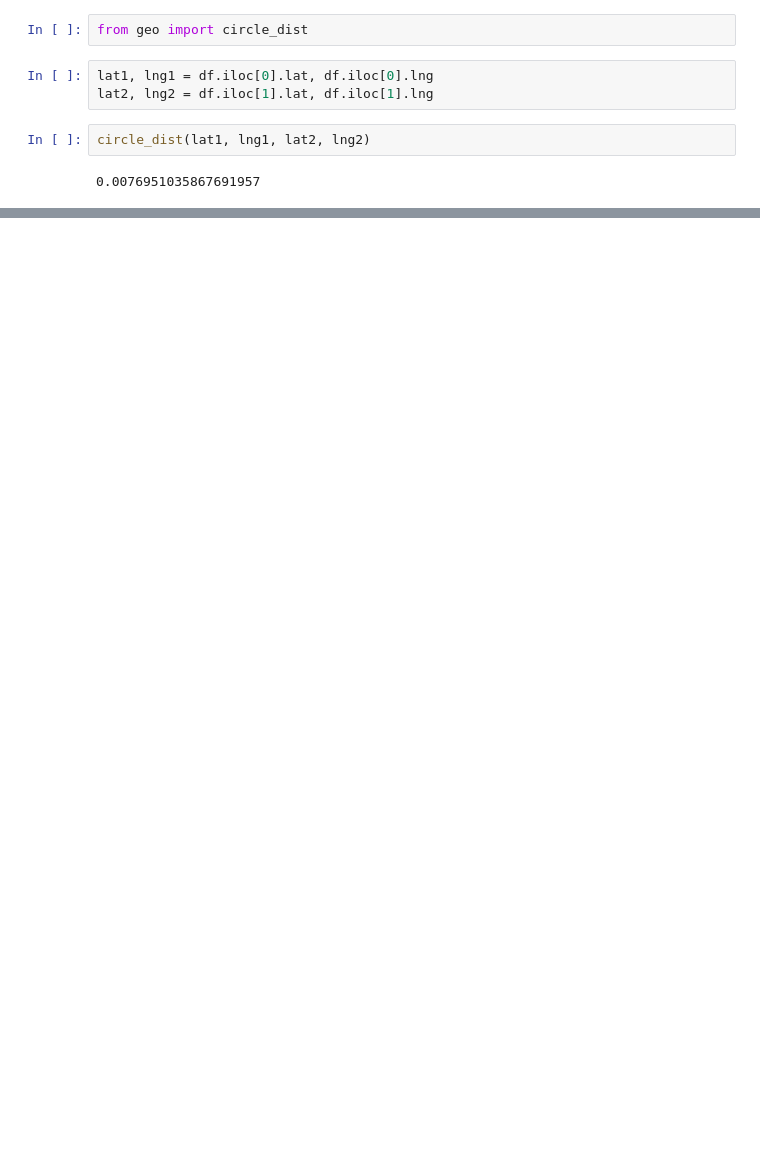
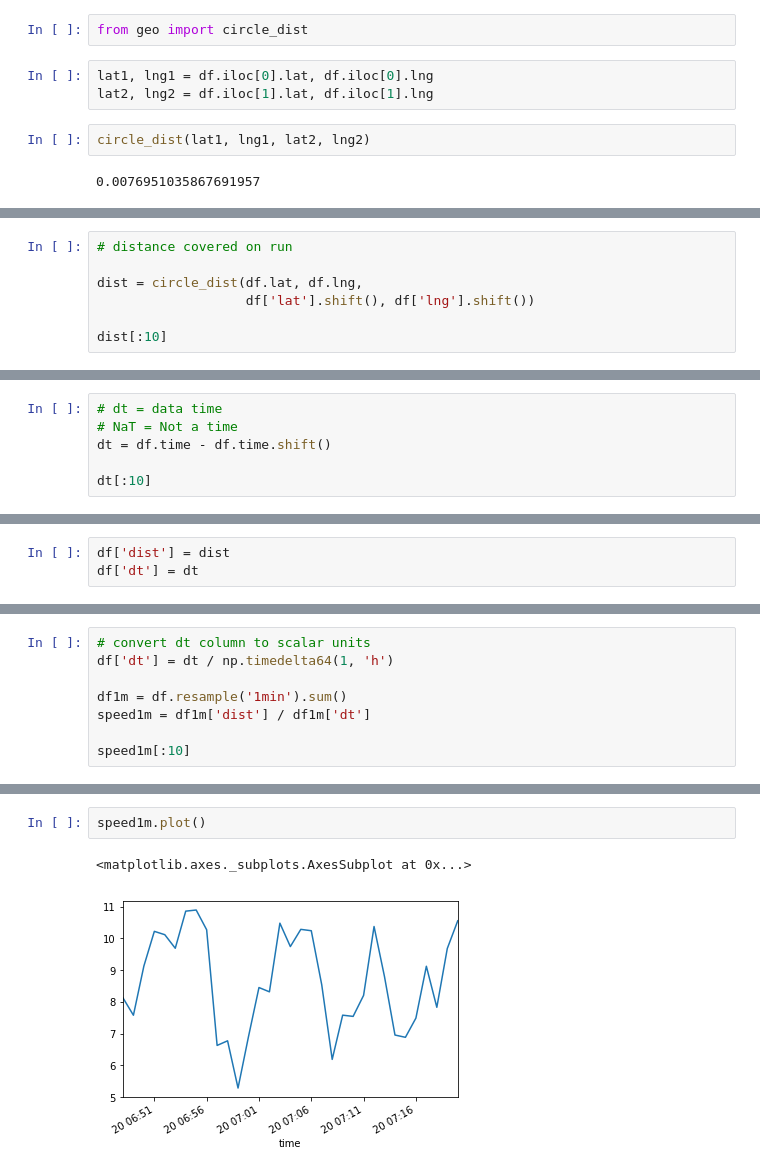
Before and after one commit to 4bic/learn_code, a Jupyter notebook: data_sci_foundations/pandas_basics.ipynb, the cells around one changed output, grey strips where cells are left out. Drawn from its saved outputs; the diff is of its cells as text; blank space fills up the shorter version.

Commit message:
simple plot

```diff
--- a/data_sci_foundations/pandas_basics.ipynb
+++ b/data_sci_foundations/pandas_basics.ipynb
@@ -167,0 +194,7 @@ circle_dist(lat1, lng1, lat2, lng2)
+# %%
+# distance covered on run
+
+dist = circle_dist(df.lat, df.lng,
+                   df['lat'].shift(), df['lng'].shift())
+
+dist[:10]
@@ -167,0 +218,6 @@ circle_dist(lat1, lng1, lat2, lng2)
+# %%
+# dt = data time
+# NaT = Not a time
+dt = df.time - df.time.shift()
+
+dt[:10]
@@ -167,0 +267,3 @@ circle_dist(lat1, lng1, lat2, lng2)
+# %%
+df['dist'] = dist
+df['dt'] = dt
@@ -167,0 +286,8 @@ circle_dist(lat1, lng1, lat2, lng2)
+# %%
+# convert dt column to scalar units
+df['dt'] = dt / np.timedelta64(1, 'h')
+
+df1m = df.resample('1min').sum()
+speed1m = df1m['dist'] / df1m['dt']
+
+speed1m[:10]
@@ -167,0 +319,5 @@ circle_dist(lat1, lng1, lat2, lng2)
+# %%
+speed1m.plot()
+# %% [output]
+<matplotlib.axes._subplots.AxesSubplot at 0x...>
+[figure, added]
```
Also changed, not shown: parts of 24 cells of this notebook.
